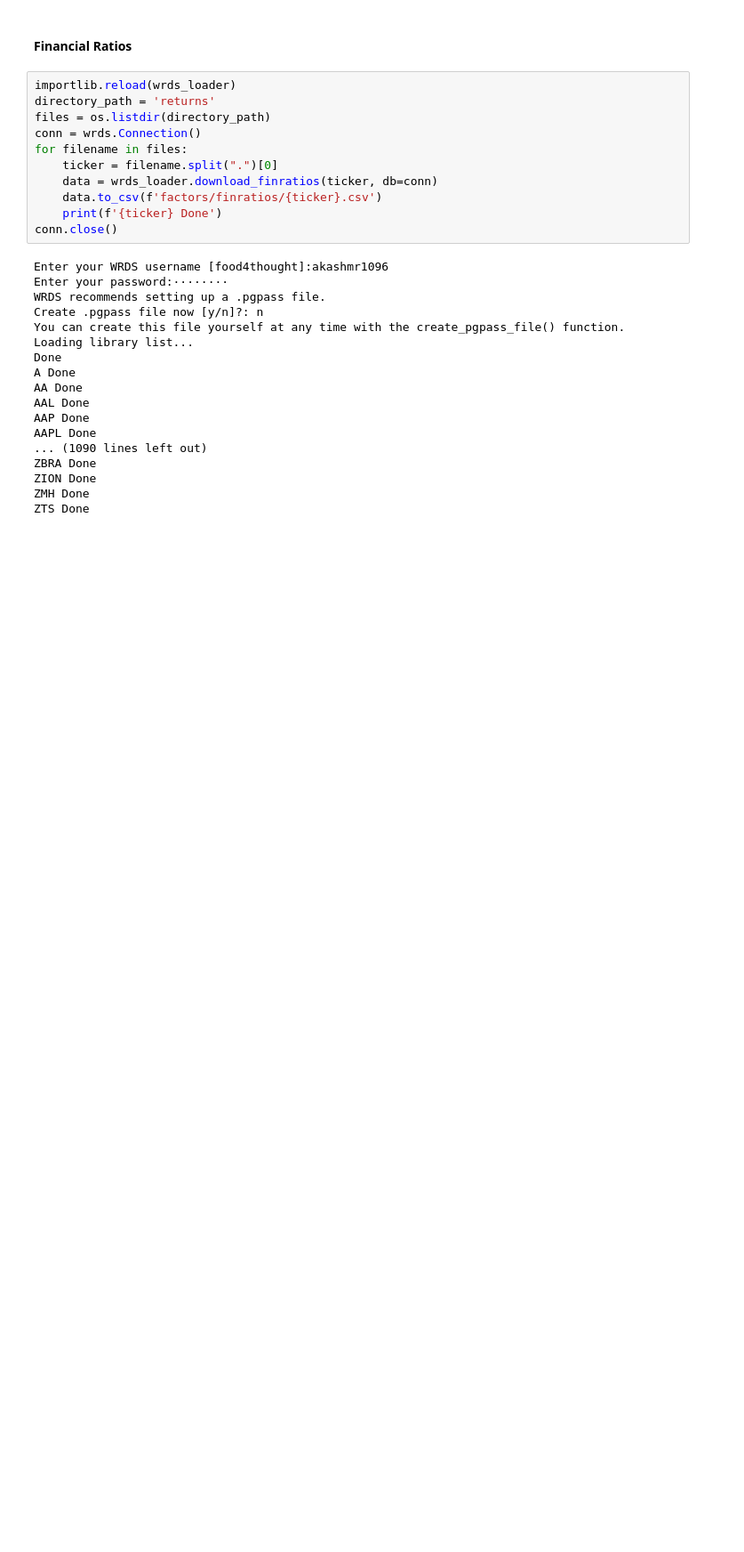
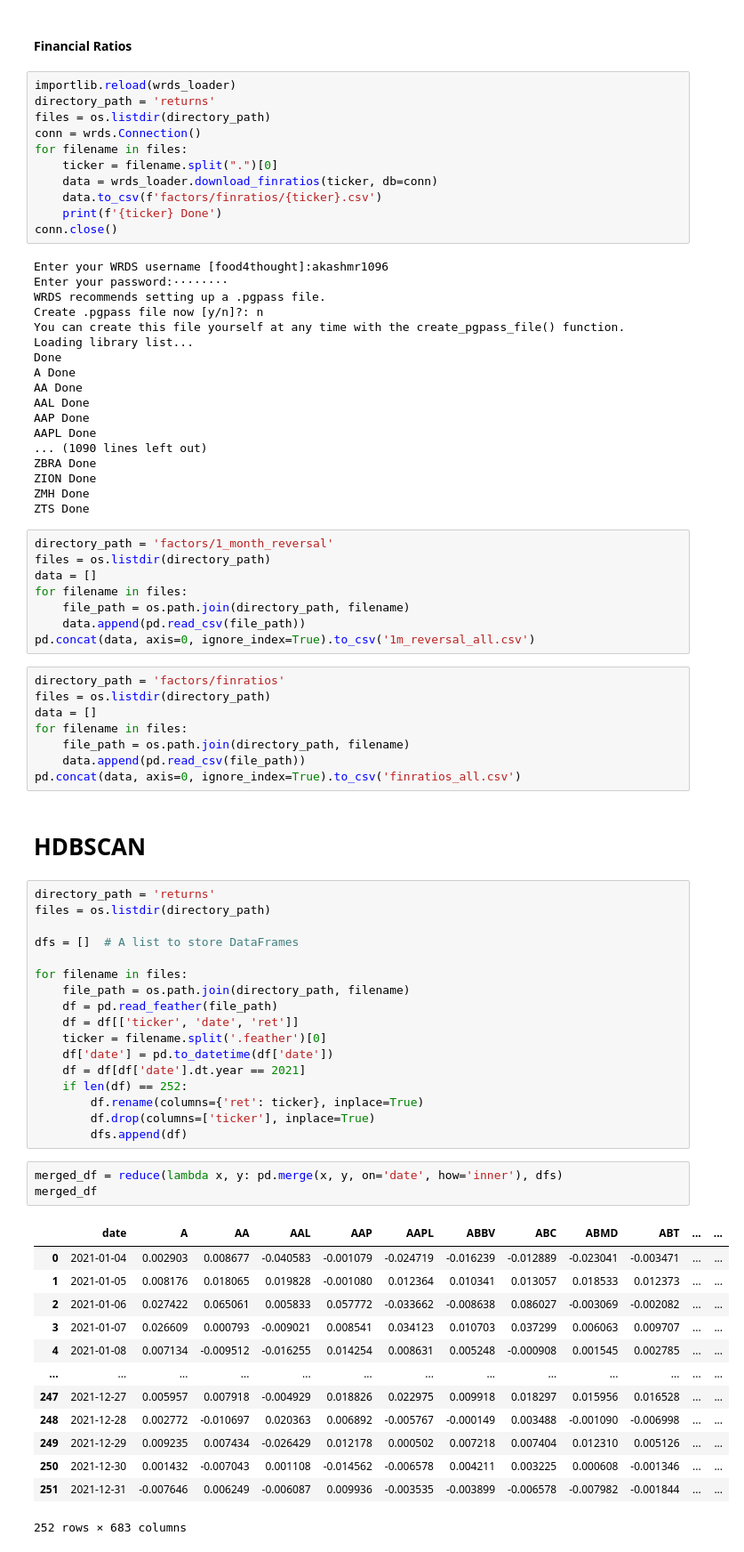
Before and after one commit to AkashRinge/Hierarchical-Risk-Parity, a Jupyter notebook: Portfolio_Construction_with_HRP.ipynb, the cells around one changed output. Shown at 89% size. Drawn from its saved outputs; the diff is of its cells as text; blank space fills up the shorter version.

```diff
--- a/Portfolio_Construction_with_HRP.ipynb
+++ b/Portfolio_Construction_with_HRP.ipynb
@@ -209,3 +241,55 @@ ZBRA Done
 ZION Done
 ZMH Done
 ZTS Done
+# %%
+directory_path = 'factors/1_month_reversal'
+files = os.listdir(directory_path)
+data = []
+for filename in files:
+    file_path = os.path.join(directory_path, filename)
+    data.append(pd.read_csv(file_path))
+pd.concat(data, axis=0, ignore_index=True).to_csv('1m_reversal_all.csv')
+# %%
+directory_path = 'factors/finratios'
+files = os.listdir(directory_path)
+data = []
+for filename in files:
+    file_path = os.path.join(directory_path, filename)
+    data.append(pd.read_csv(file_path))
+pd.concat(data, axis=0, ignore_index=True).to_csv('finratios_all.csv')
+# %% [markdown]
+# HDBSCAN
+# %%
+directory_path = 'returns'
+files = os.listdir(directory_path)
+
+dfs = []  # A list to store DataFrames
+
+for filename in files:
+    file_path = os.path.join(directory_path, filename)
+    df = pd.read_feather(file_path)
+    df = df[['ticker', 'date', 'ret']]
+    ticker = filename.split('.feather')[0]
+    df['date'] = pd.to_datetime(df['date'])
+    df = df[df['date'].dt.year == 2021]
+    if len(df) == 252:
+        df.rename(columns={'ret': ticker}, inplace=True)
+        df.drop(columns=['ticker'], inplace=True)
+        dfs.append(df)
+# %%
+merged_df = reduce(lambda x, y: pd.merge(x, y, on='date', how='inner'), dfs)
+merged_df
+# %% [output]
+|  | date | A | AA | AAL | AAP | AAPL | ABBV | ABC | ABMD | ABT | ... | ... |
+| 0 | 2021-01-04 | 0.002903 | 0.008677 | -0.040583 | -0.001079 | -0.024719 | -0.016239 | -0.012889 | -0.023041 | -0.003471 | ... | ... |
+| 1 | 2021-01-05 | 0.008176 | 0.018065 | 0.019828 | -0.001080 | 0.012364 | 0.010341 | 0.013057 | 0.018533 | 0.012373 | ... | ... |
+| 2 | 2021-01-06 | 0.027422 | 0.065061 | 0.005833 | 0.057772 | -0.033662 | -0.008638 | 0.086027 | -0.003069 | -0.002082 | ... | ... |
+| 3 | 2021-01-07 | 0.026609 | 0.000793 | -0.009021 | 0.008541 | 0.034123 | 0.010703 | 0.037299 | 0.006063 | 0.009707 | ... | ... |
+| 4 | 2021-01-08 | 0.007134 | -0.009512 | -0.016255 | 0.014254 | 0.008631 | 0.005248 | -0.000908 | 0.001545 | 0.002785 | ... | ... |
+| ... | ... | ... | ... | ... | ... | ... | ... | ... | ... | ... | ... | ... |
+| 247 | 2021-12-27 | 0.005957 | 0.007918 | -0.004929 | 0.018826 | 0.022975 | 0.009918 | 0.018297 | 0.015956 | 0.016528 | ... | ... |
+| 248 | 2021-12-28 | 0.002772 | -0.010697 | 0.020363 | 0.006892 | -0.005767 | -0.000149 | 0.003488 | -0.001090 | -0.006998 | ... | ... |
+| 249 | 2021-12-29 | 0.009235 | 0.007434 | -0.026429 | 0.012178 | 0.000502 | 0.007218 | 0.007404 | 0.012310 | 0.005126 | ... | ... |
+| 250 | 2021-12-30 | 0.001432 | -0.007043 | 0.001108 | -0.014562 | -0.006578 | 0.004211 | 0.003225 | 0.000608 | -0.001346 | ... | ... |
+| 251 | 2021-12-31 | -0.007646 | 0.006249 | -0.006087 | 0.009936 | -0.003535 | -0.003899 | -0.006578 | -0.007982 | -0.001844 | ... | ... |
+252 rows × 683 columns
```
Also changed, not shown: parts of 4 cells of this notebook.
